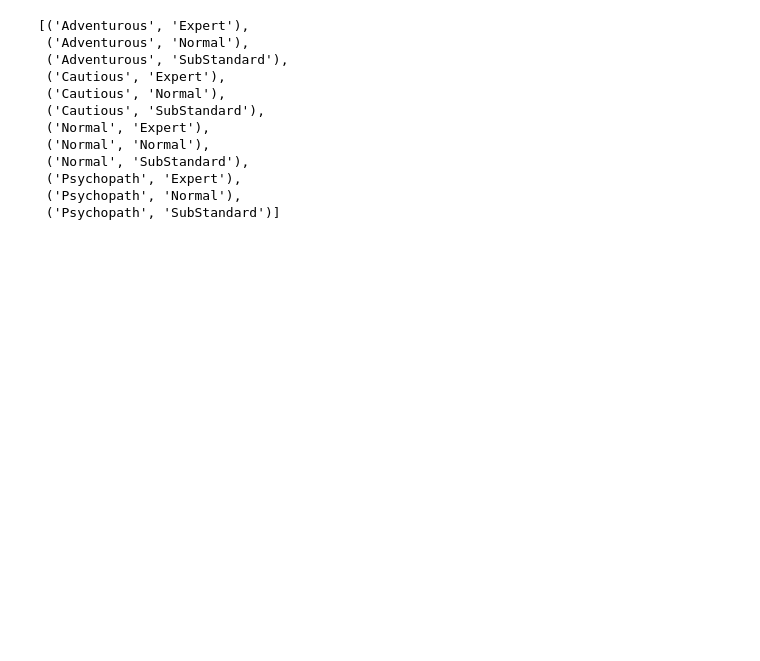
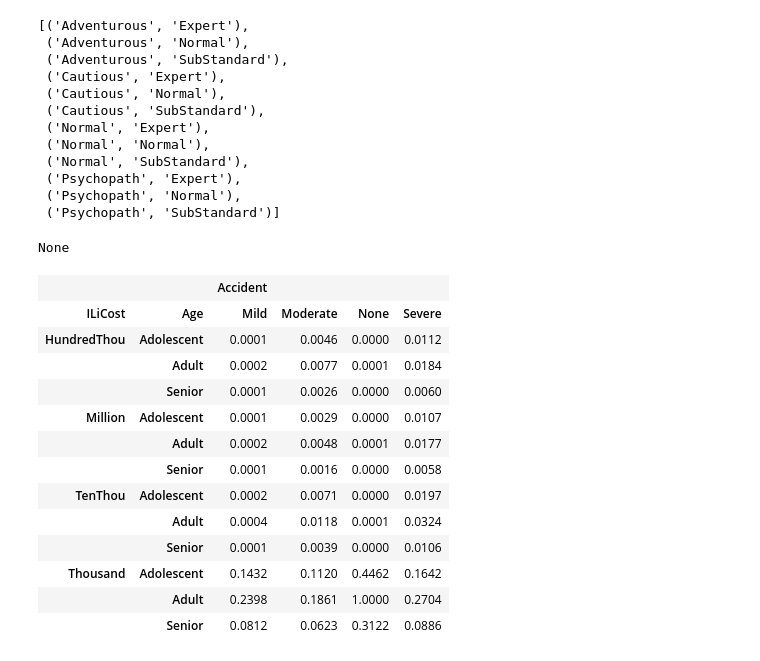
Before and after one commit to Enrique-Val/defeater_explanations, a Jupyter notebook: Testing BNs pyAgrum.ipynb, the cells around one changed output. Cells and saved outputs as stored; diff of their text form; code cells hidden in the pictures; blank space fills up the shorter version.

```diff
--- a/Testing BNs pyAgrum.ipynb
+++ b/Testing BNs pyAgrum.ipynb
@@ -153,4 +165,11 @@ bn_pr = prune_network(bn, ["DrivingSkill", "RiskAversion"], ["DrivHist"])
 # %%
+def list_diff(list1, list2) :
+    diff = []
+    for i in list1 :
+        if i not in list2 :
+            diff.append(i)
+    return diff
+
 def prune_network(bn, ev_vars, hyp_vars, supp_vars = None) :
     #IMPORTANT: Hard copy of the bn
     bn_pr = gum.BayesNet(bn)
@@ -170,11 +189,16 @@ def prune_network(bn, ev_vars, hyp_vars, supp_vars = None) :
     return bn_pr, dsep_nodes
 
 def map_query(bn, ev_vars, hyp_vars) :
+    return propagate_evidence(bn, ev_vars, joint_targets = [hyp_vars]).jointPosterior(set(hyp_vars))
+
+
+def propagate_evidence(bn, ev_vars, joint_targets = []) :
     ie=gum.LazyPropagation(bn)
-    ie.addJointTarget(set(hyp_vars))
+    for i in joint_targets :
+        ie.addJointTarget(set(i))
     ie.setEvidence(ev_vars)
     ie.makeInference()
-    return ie.jointPosterior(set(hyp_vars))
+    return ie
 
 
 def omega(variables, data = None , bn = None) :
@@ -241,7 +265,7 @@ def map_dependence(bn, set_R, ev_vars, hyp_vars, hyp_vars_assign = None) :
         # Comparar con prediccion de instance
         print(value_assignment_r)
         print(y, " == ", y_alt)
-        print(posterior.argmax()[1], "--", posterior_alt.argmax()[1])
+        #print(posterior.argmax()[1], "--", posterior_alt.argmax()[1])
         if y != y_alt :
             return True
     return False
@@ -421,11 +530,30 @@ def check_every_r_silja(bn, ev_vars, hyp_vars, depth = np.inf) :
     return relevant_sets, irrelevant_sets, dsep_nodes
 # %%
 ev_vars = {'RiskAversion':"Psychopath"}
-hyp_vars = ["Accident"]
+hyp_vars = ["Accident", "ILiCost", "Age"]
 joint_target = list(ev_vars.keys()) + hyp_vars
+#joint_target = sorted(joint_target)
 ie=gum.LazyPropagation(bn)
-ie.makeInference()
 #joint_target = ["Accident", "ILiCost", "RiskAversion"]
 ie.addJointTarget(set(joint_target))
-#ie.setEvidence({"RiskAversion" : "Psychopath"})
+ie.setEvidence(ev_vars)
+ie.makeInference()
 post = ie.jointPosterior(set(joint_target))
+# %%
+get_c_exp(bn, ev_vars, hyp_vars)
+# %% [output]
+None
+|  |  | Accident |  |  |  |
+| ILiCost | Age | Mild | Moderate | None | Severe |
+| HundredThou | Adolescent | 0.0001 | 0.0046 | 0.0000 | 0.0112 |
+|  | Adult | 0.0002 | 0.0077 | 0.0001 | 0.0184 |
+|  | Senior | 0.0001 | 0.0026 | 0.0000 | 0.0060 |
+| Million | Adolescent | 0.0001 | 0.0029 | 0.0000 | 0.0107 |
+|  | Adult | 0.0002 | 0.0048 | 0.0001 | 0.0177 |
+|  | Senior | 0.0001 | 0.0016 | 0.0000 | 0.0058 |
+| TenThou | Adolescent | 0.0002 | 0.0071 | 0.0000 | 0.0197 |
+|  | Adult | 0.0004 | 0.0118 | 0.0001 | 0.0324 |
+|  | Senior | 0.0001 | 0.0039 | 0.0000 | 0.0106 |
+| Thousand | Adolescent | 0.1432 | 0.1120 | 0.4462 | 0.1642 |
+|  | Adult | 0.2398 | 0.1861 | 1.0000 | 0.2704 |
+|  | Senior | 0.0812 | 0.0623 | 0.3122 | 0.0886 |
```
Also changed, not shown: parts of 28 cells of this notebook.
